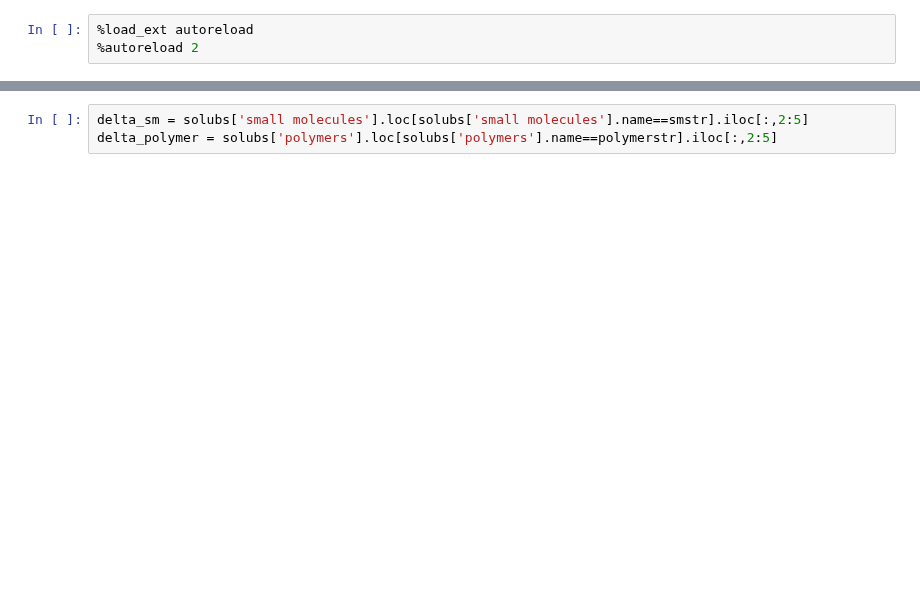
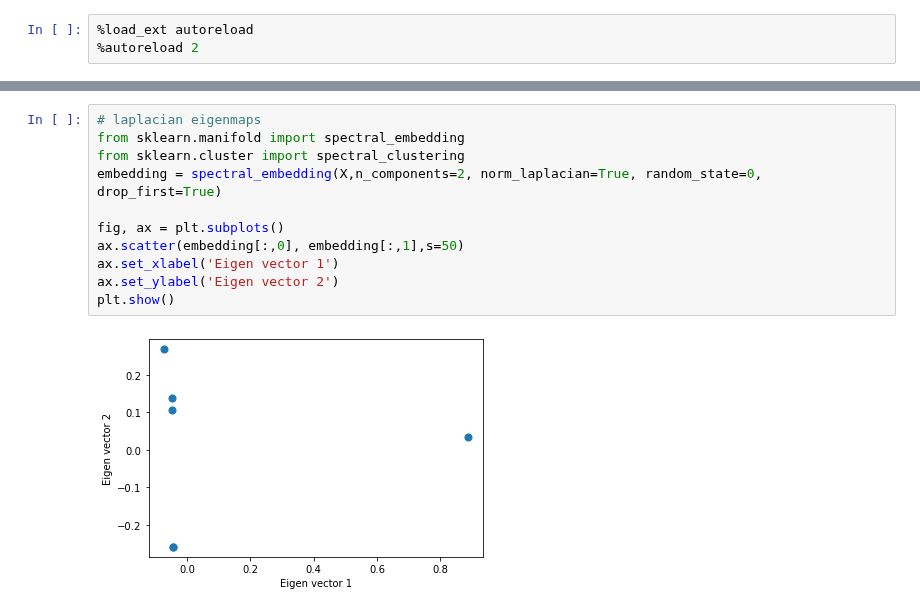
Before and after one commit to kiranvad/polyphase, a Jupyter notebook: notebooks/Clustering ternary HTE phase diagrams.ipynb, the cells around one changed output, grey strips where cells are left out. Drawn from its saved outputs; the diff is of its cells as text; blank space fills up the shorter version.

```diff
--- a/notebooks/Clustering ternary HTE phase diagrams.ipynb
+++ b/notebooks/Clustering ternary HTE phase diagrams.ipynb
@@ -104,3 +121,13 @@ plt.show()
-# %%
-delta_sm = solubs['small molecules'].loc[solubs['small molecules'].name==smstr].iloc[:,2:5]
-delta_polymer = solubs['polymers'].loc[solubs['polymers'].name==polymerstr].iloc[:,2:5]
+# %%
+# laplacian eigenmaps
+from sklearn.manifold import spectral_embedding
+from sklearn.cluster import spectral_clustering
+embedding = spectral_embedding(X,n_components=2, norm_laplacian=True, random_state=0, drop_first=True)
+
+fig, ax = plt.subplots()
+ax.scatter(embedding[:,0], embedding[:,1],s=50)
+ax.set_xlabel('Eigen vector 1')
+ax.set_ylabel('Eigen vector 2')
+plt.show()
+# %% [output]
+[figure, added]
```
Also changed, not shown: parts of 23 cells of this notebook, 18 other files.
